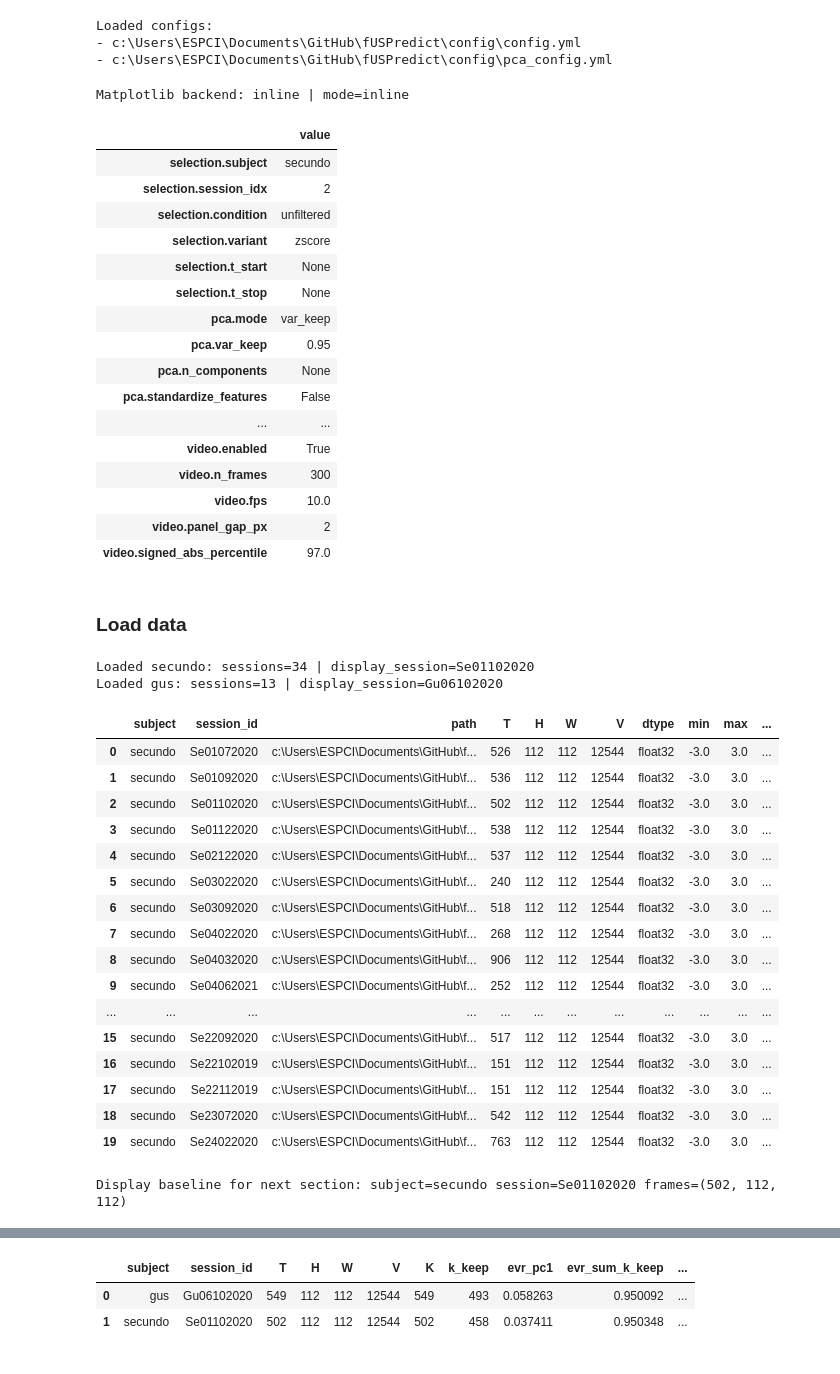
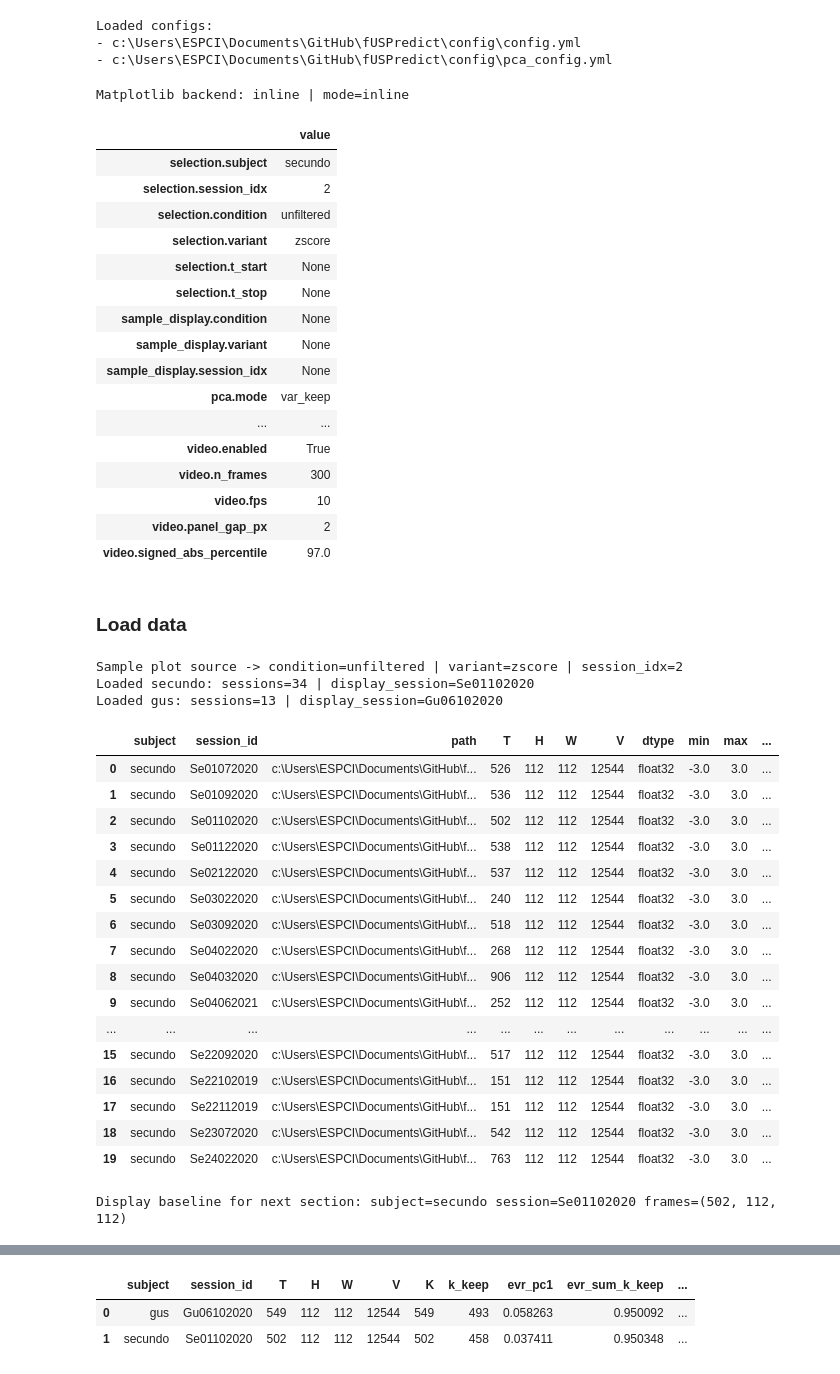
Before and after one commit to brynnhs/fUSPredict, a Jupyter notebook: code/2_exploratory_data_analysis/00_pca.ipynb, the cells around one changed output, grey strips where cells are left out. Saved outputs shown, nothing was run; the diff lists cells and outputs as text; code cells hidden in the pictures.

```diff
--- a/code/2_exploratory_data_analysis/00_pca.ipynb
+++ b/code/2_exploratory_data_analysis/00_pca.ipynb
@@ -76,61 +76,91 @@ deriv_root = repo_root / config["paths"]["preprocessing"]
 subjects = config["subjects"]["all"]
 
 # Main run selection from dedicated PCA config
-sample_subject = str(main_params["selection"]["subject"])
-sample_session_idx = int(main_params["selection"]["session_idx"])
-data_condition = str(main_params["selection"]["condition"])
-data_variant = str(main_params["selection"]["variant"])
+run_selection = main_params["selection"]
+sample_display_cfg = main_params.get("sample_display", {})
+
+sample_subject = str(run_selection["subject"])
+sample_session_idx = int(run_selection["session_idx"])
+default_condition = str(run_selection["condition"])
+default_variant = str(run_selection["variant"])
+sample_condition = str(sample_display_cfg.get("condition") or default_condition)
+sample_variant = str(sample_display_cfg.get("variant") or default_variant)
+sample_display_session_idx = int(sample_display_cfg.get("session_idx") if sample_display_cfg.get("session_idx") is not None else sample_session_idx)
+
+# Figure saving
+PLOT_SAVE_ENABLED = True
+plot_output_dir = deriv_root / "pca_acf" / "figures"
+plot_output_dir.mkdir(parents=True, exist_ok=True)
+
+
+def _slug(text):
+    s = str(text)
+    return "".join(ch if (ch.isalnum() or ch in {"-", "_"}) else "-" for ch in s)
+
+
+def _save_fig(fig, filename, dpi=150):
+    if not PLOT_SAVE_ENABLED:
+        return None
+    out = plot_output_dir / filename
+    fig.savefig(out, dpi=dpi, bbox_inches="tight")
+    return out
+
 
 # Keep less-critical controls local to later cells where they are used.
 
 def _flatten_dict(d, parent=""):
     out = {}
     for k, v in d.items():
         key = f"{parent}.{k}" if parent else str(k)
         if isinstance(v, dict):
             out.update(_flatten_dict(v, key))
         else:
             out[key] = v
     return out
 
+
 main_params_table = pd.Series(_flatten_dict(main_params), name="value").to_frame()
 display(main_params_table)
 
 # Section 1 outputs
 section1_outputs = {
     "repo_root": repo_root,
     "config": config,
     "pca_config": pca_config,
     "main_params": main_params,
     "main_params_table": main_params_table,
+    "sample_condition": sample_condition,
+    "sample_variant": sample_variant,
+    "sample_display_session_idx": sample_display_session_idx,
 }
 # %% [output]
 Matplotlib backend: inline | mode=inline
 |  | value |
 | selection.subject | secundo |
 | selection.session_idx | 2 |
 | selection.condition | unfiltered |
 | selection.variant | zscore |
 | selection.t_start | None |
 | selection.t_stop | None |
+| sample_display.condition | None |
+| sample_display.variant | None |
+| sample_display.session_idx | None |
 | pca.mode | var_keep |
-| pca.var_keep | 0.95 |
-| pca.n_components | None |
-| pca.standardize_features | False |
 | ... | ... |
 | video.enabled | True |
 | video.n_frames | 300 |
-| video.fps | 10.0 |
+| video.fps | 10 |
 | video.panel_gap_px | 2 |
 | video.signed_abs_percentile | 97.0 |
 # %% [markdown]
 ### Load data
 # %%
-# Section 2: Load Data + Data Contract (all subjects, all sessions)
 sel = main_params["selection"]
-data_condition = str(sel["condition"])
-data_variant = str(sel["variant"])
-display_session_idx = int(sel["session_idx"])
+sample_cfg = main_params.get("sample_display", {})
+data_condition = str(sample_cfg.get("condition") or sel["condition"])
+data_variant = str(sample_cfg.get("variant") or sel["variant"])
+display_session_idx = int(sample_cfg.get("session_idx") if sample_cfg.get("session_idx") is not None else sel["session_idx"])
+print(f"Sample plot source -> condition={data_condition} | variant={data_variant} | session_idx={display_session_idx}")
 
 # Loads all sessions into memory (frames) for the chosen condition/variant.
 # Later plotting cells should only render one display session per subject.
@@ -254,6 +284,7 @@ section2_outputs = {
     "data_info": data_info,
 }
 # %% [output]
+Sample plot source -> condition=unfiltered | variant=zscore | session_idx=2
 Loaded secundo: sessions=34 | display_session=Se01102020
 Loaded gus: sessions=13 | display_session=Gu06102020
 |  | subject | session_id | path | T | H | W | V | dtype | min | max | ... |
```
Also changed, not shown: parts of 29 cells of this notebook, 3 other files.
